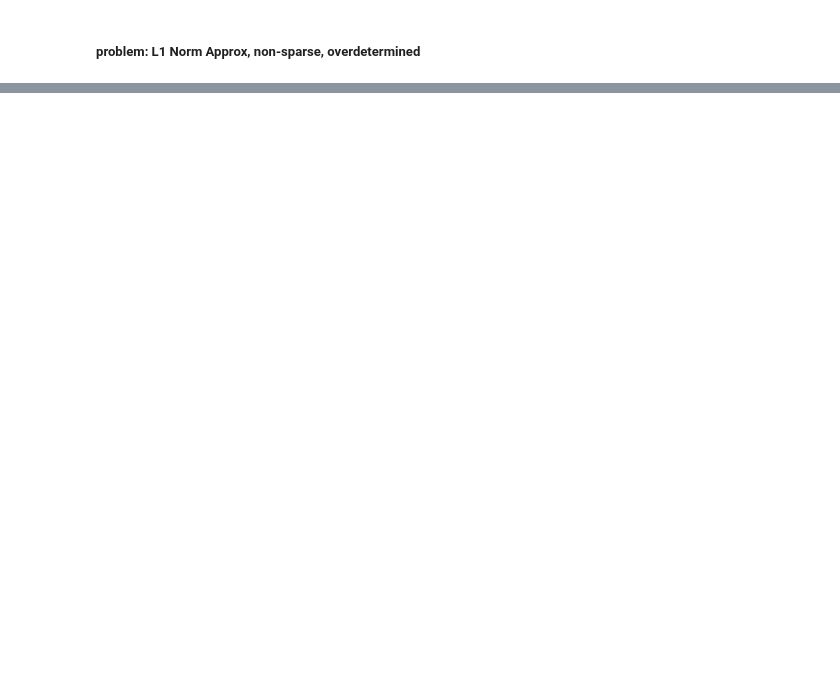
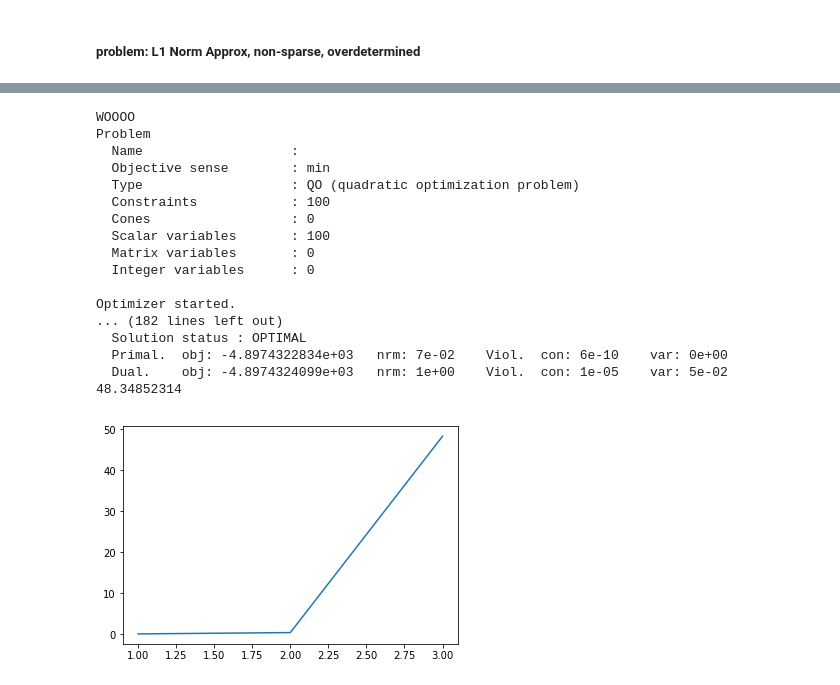
Before and after one commit to zimmerman-cole/ill-condition, a Jupyter notebook: code/IPM_examples.ipynb, the cells around one changed output, grey strips where cells are left out. Cells and saved outputs as stored; diff of their text form; code cells hidden in the pictures; blank space fills up the shorter version.

```diff
--- a/code/IPM_examples.ipynb
+++ b/code/IPM_examples.ipynb
@@ -64,0 +143,36 @@ u = l1.l1(P,q)
+# %%
+## solver: MOSEK via CVXOPT
+k = 3
+times = []
+for e in range(1,k+1):
+    f = 10**e
+    m, n = 20*f, 5*f
+    A, b = normal(m,n), normal(m,1)
+    t1 = time.time()
+    x = cvxopt.l1regls.l1regls_mosek(A,b)
+    t2 = time.time()
+    t = t2-t1
+    times.append(t)
+    print(t)
+
+plt.plot(range(1,k+1), times)
+plt.show()
+# %% [output]
+WOOOO
+Problem
+  Name                   :
+  Objective sense        : min
+  Type                   : QO (quadratic optimization problem)
+  Constraints            : 100
+  Cones                  : 0
+  Scalar variables       : 100
+  Matrix variables       : 0
+  Integer variables      : 0
+
+Optimizer started.
+... (182 lines left out)
+  Solution status : OPTIMAL
+  Primal.  obj: -4.8974322834e+03   nrm: 7e-02    Viol.  con: 6e-10    var: 0e+00
+  Dual.    obj: -4.8974324099e+03   nrm: 1e+00    Viol.  con: 1e-05    var: 5e-02
+48.34852314
+[figure, added]
```
Also changed, not shown: parts of 8 cells of this notebook.
